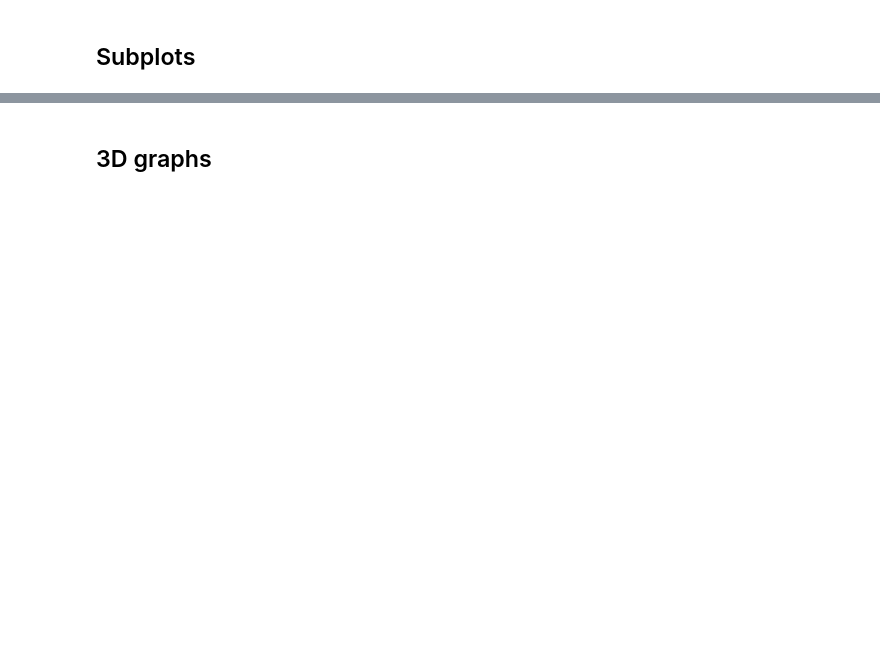
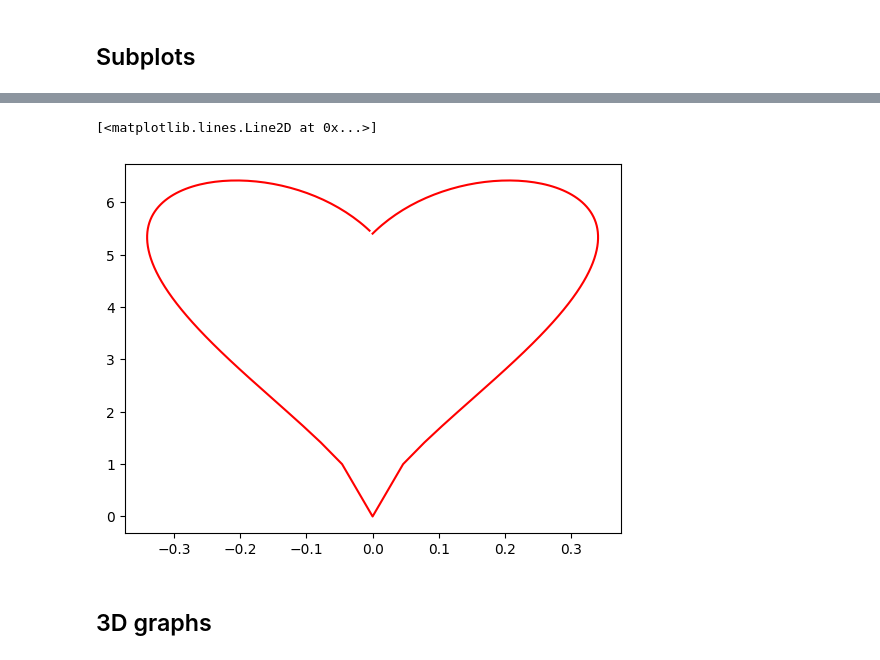
Before and after one commit to ThirstyMango/data-science-2, a Jupyter notebook: Practicals/00_python_intro/python_intro.ipynb, the cells around one changed output, grey strips where cells are left out. Drawn from its saved outputs; the diff is of its cells as text; code cells hidden in the pictures; blank space fills up the shorter version.

```diff
--- a/Practicals/00_python_intro/python_intro.ipynb
+++ b/Practicals/00_python_intro/python_intro.ipynb
@@ -2079,6 +2215,17 @@ $$y = \sqrt{\lvert t \rvert} \cdot {\rm{cos}}(t)$$
 $$t \in [-1,1]$$
 
 <img src="heart.jpg" width=400px style="float: left"/>
+# %%
+t_low, t_top, step = -1, 1, 0.01
+t = np.arange(t_low, t_top, step)
+x = np.sin(t) * np.cos(t) * np.log(np.abs(t))
+y = np.sqrt(np.abs(t)) * np.cos(t) * 10
+plt.style.use("default")
+
+plt.plot(x, y, color = "red")
+# %% [output]
+[<matplotlib.lines.Line2D at 0x...>]
+[figure, added]
 # %% [markdown]
 ## 3D graphs
 # %%
```
Also changed, not shown: parts of 86 cells of this notebook, 6 other files.
